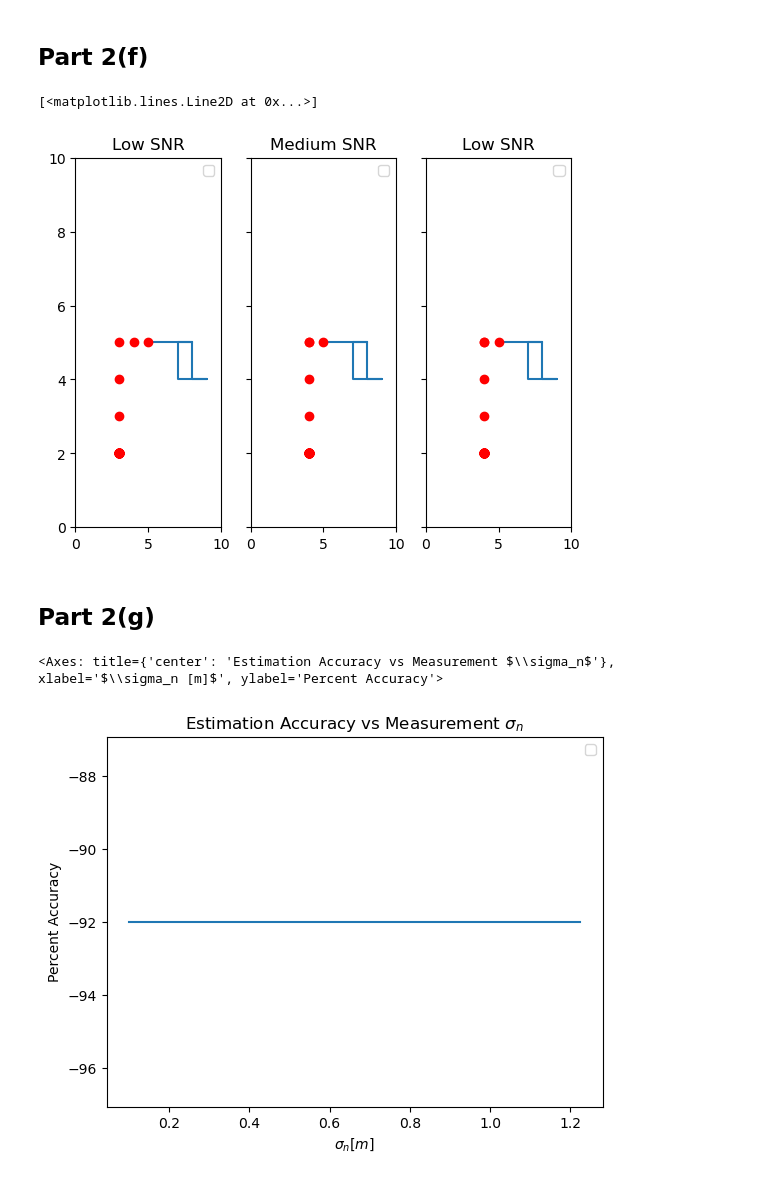
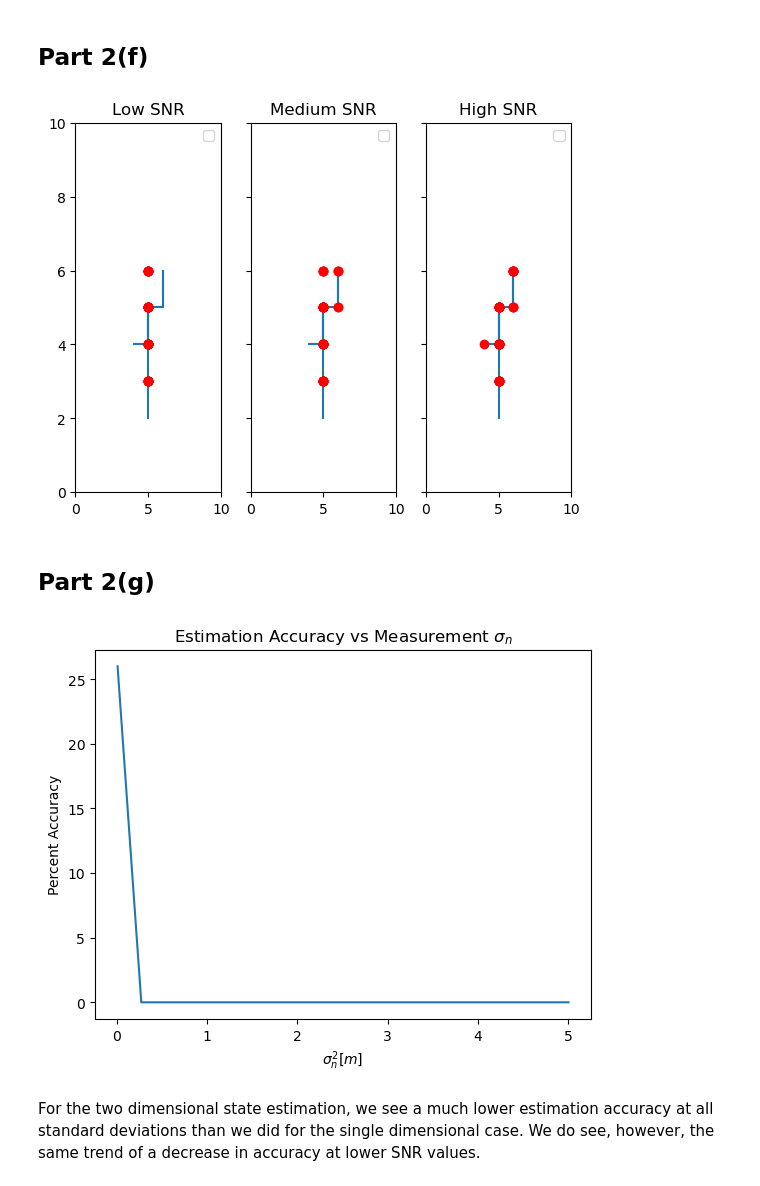
Before and after one commit to rafael-burger/E207-HW6, a Jupyter notebook: HW6.ipynb, the cells around one changed output. Saved outputs shown, nothing was run; the diff lists cells and outputs as text; code cells hidden in the pictures.

```diff
--- a/HW6.ipynb
+++ b/HW6.ipynb
@@ -592,6 +549,24 @@ def calcProbMat(obs, num_states, num_obs, var):
+# %%
+def calcProbMat(obs, num_obs, cov):
+    num_states = 121
+    p_emit = np.zeros((num_obs, num_states))
+    x, y = np.mgrid[0:11, 0:11]
+    pos = np.dstack((x, y))
+
+    for i in range(num_obs):
+        o = obs[i][:].reshape(2,1)
+        for j in range(num_states):
+            mean = np.array(state_to_pos[j]).reshape(2,1)
+            num = np.exp(-.5*(o-mean).T@np.linalg.inv(cov)@(o-mean))
+            pi_d = np.ones((2,2))*np.pi
+            denom = np.sqrt(np.pi*np.linalg.det(cov))
+            p_emit[i][j] = num/denom
+    for i in range(num_obs):
+        p_emit[i][:] = p_emit[i][:] / np.sum(p_emit[i][:])
+    return p_emit.T
 # %%
-def calc_viterbi_estimate_multi(obs, trans, p_init, var, num_states, num_obs):
-    p_emit = calcProbMat(obs, num_states, num_obs, var)
+def calc_viterbi_estimate_multi(obs, trans, p_init, cov):
+    p_emit = calcProbMat(obs, 50, cov)
 
     # plt.matshow(p_emit)
     path = viterbi(p_emit, trans, p_init = p_init)
@@ -621,33 +596,38 @@ plot(path[:, 0], path[:, 1],
 ax2.plot(est_medSNR[:, 1], est_lowSNR[:, 0], 'o', color='red')
 
 plot(path[:, 0], path[:, 1],
-     title="Low SNR",
+     title="High SNR",
      x_lim=[0, 10],
      y_lim=[0, 10],
      ax=ax3)
 ax3.plot(est_highSNR[:, 1], est_lowSNR[:, 0], 'o', color='red')
+plt.show()
 # %% [output]
-[<matplotlib.lines.Line2D at 0x...>]
-[figure, old version]
+[figure, new version]
 # %% [markdown]
 ## Part 2(g)
 # %%
 cov_test = np.eye(2)
-NUM_VARS = 100
-var = np.linspace(0.01, 1.5, NUM_VARS)
+NUM_VARS = 20
+var = np.linspace(0.01, 5, NUM_VARS)
 score = np.zeros(NUM_VARS)
 
-
-for i in range(NUM_VARS):
+num_wrong = np.zeros((NUM_VARS,1))
+for i in range(1):
     cov_i = cov_test*var[i]
-    guesses = calc_viterbi_estimate_multi(paths[1], A, PI_MAT, cov_i, 121, 50)
+    guesses = calc_viterbi_estimate_multi(paths[1], A, PI_MAT, cov_i)
     guesses = np.array([state_to_pos[guess] for guess in guesses])
 
-    num_wrong = np.count_nonzero(guesses-path)
-    # print(num_wrong)
-    score[i] = (NUM_STEPS - num_wrong) * 100 / NUM_STEPS
+    num_wrong[i] = np.count_nonzero(guesses-path)
 
-plot(x_values=np.sqrt(var), y_values=score, title="Estimation Accuracy vs Measurement $\sigma_n$", x_label="$\sigma_n [m]$", y_label="Percent Accuracy")
+    score[i] = (NUM_STEPS - num_wrong[i])/NUM_STEPS * 100
+
+plt.plot(var, score)
+plt.title("Estimation Accuracy vs Measurement $\sigma_n$")
+plt.xlabel("$\sigma_n^2 [m]$")
+plt.ylabel("Percent Accuracy")
+plt.show()
 # %% [output]
-<Axes: title={'center': 'Estimation Accuracy vs Measurement $\\sigma_n$'}, xlabel='$\\sigma_n [m]$', ylabel='Percent Accuracy'>
-[figure, old version]
+[figure, new version]
+# %% [markdown]
+For the two dimensional state estimation, we see a much lower estimation accuracy at all standard deviations than we did for the single dimensional case. We do see, however, the same trend of a decrease in accuracy at lower SNR values.
```
Also changed, not shown: parts of 10 cells of this notebook.
